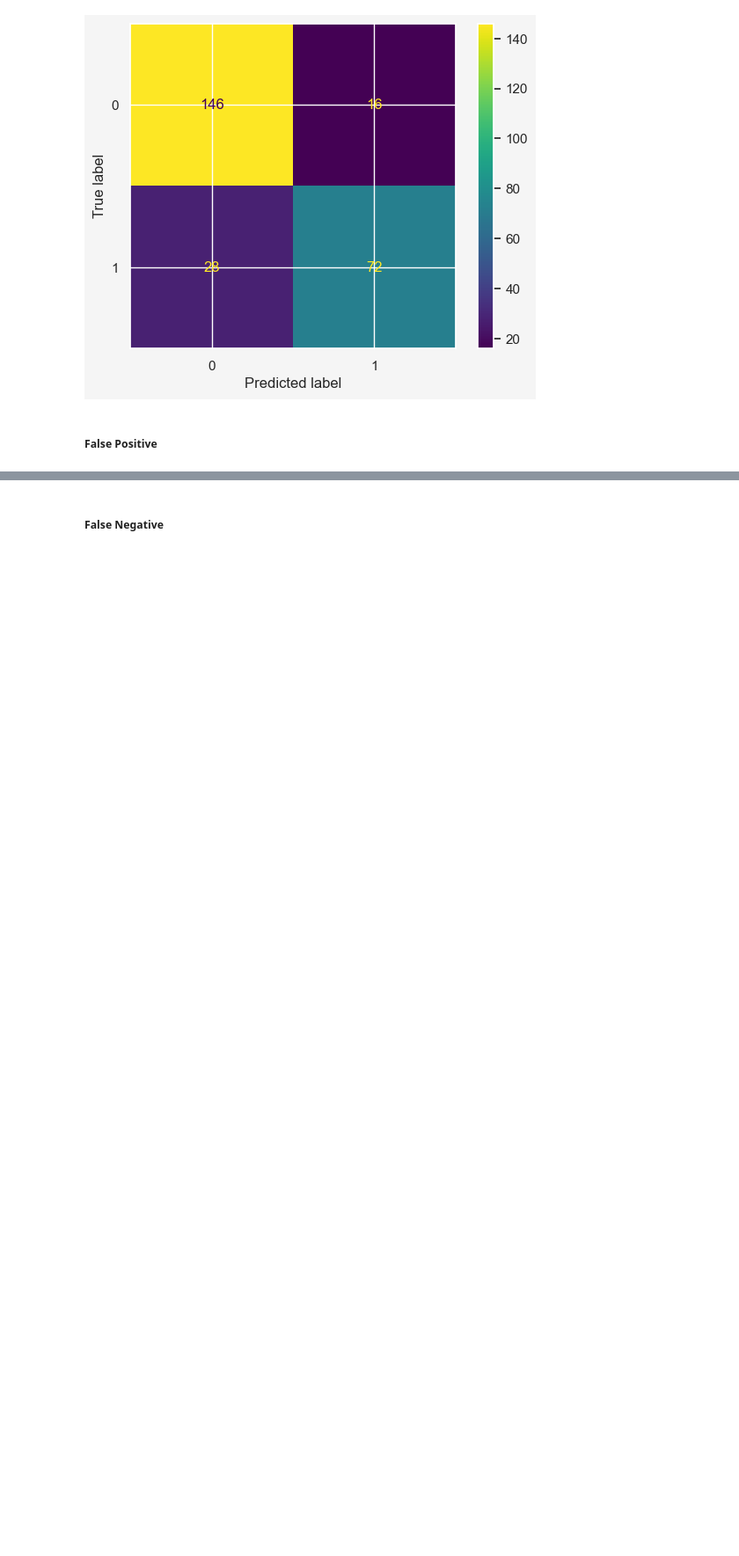
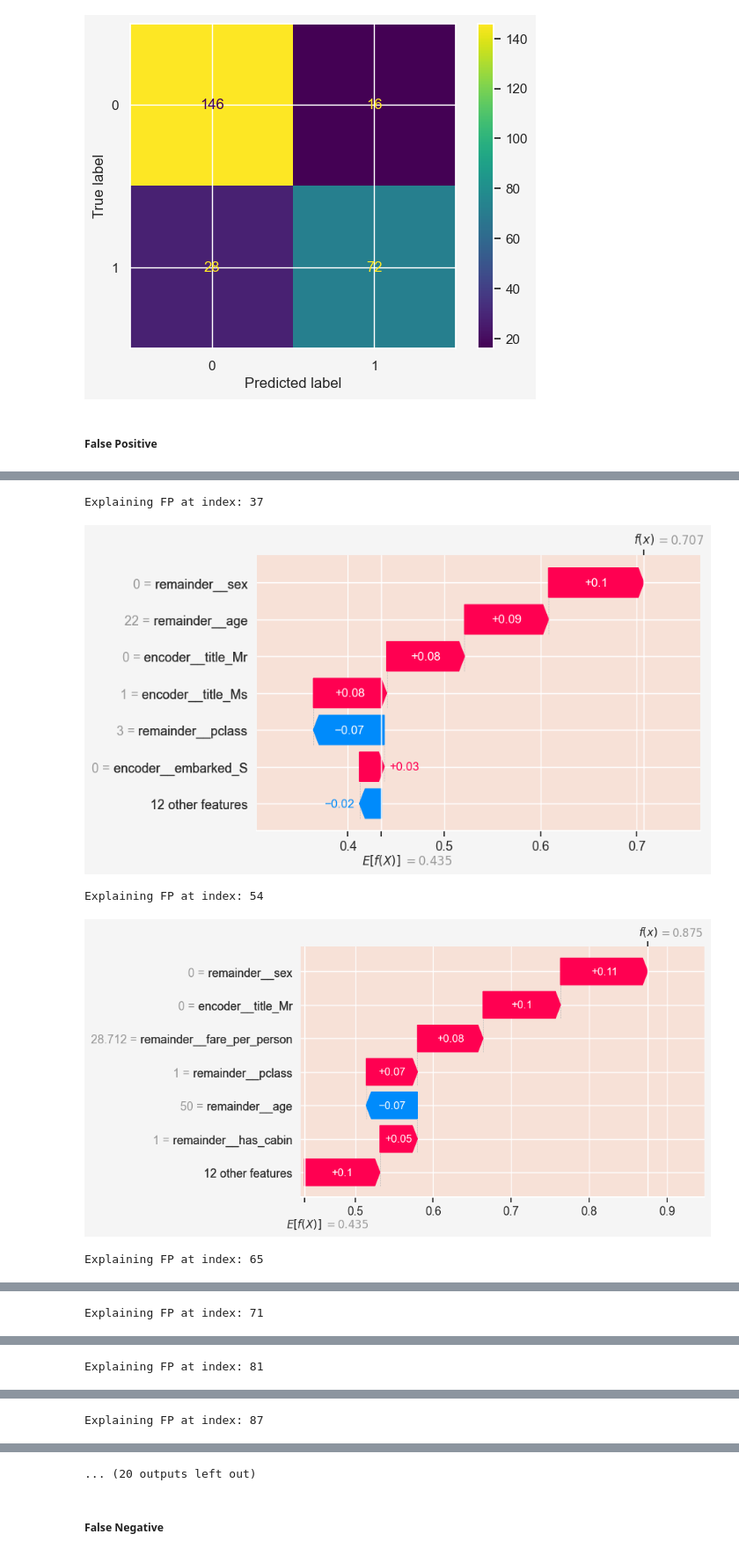
Before and after one commit to rbennum/titanic-survival, a Jupyter notebook: notebooks/full_dataset.ipynb, the cells around one changed output, grey strips where cells are left out. Shown at 88% size. Cells and saved outputs as stored; diff of their text form; code cells hidden in the pictures; blank space fills up the shorter version.

```diff
--- a/notebooks/full_dataset.ipynb
+++ b/notebooks/full_dataset.ipynb
@@ -916,6 +915,14 @@ shap_values = explainer(X_test_processed)
 # %%
-# fp_indices = [X_test_processed.index.get_loc(idx) for idx in df_fp.index]
+explainer = shap.TreeExplainer(best_rf, X_train_processed)
+shap_values = explainer(X_test_processed)
+fp_indices = [X_test_processed.index.get_loc(idx) for idx in df_fp.index]
 
-# for i in fp_indices:
-#     print(f'Explaining FP at index: {i}')
-#     shap.plots.waterfall(shap_values[i, :, 1], max_display=7)
+for i in fp_indices:
+    print(f'Explaining FP at index: {i}')
+    shap.plots.waterfall(shap_values[i, :, 1], max_display=7)
+# %% [output]
+Explaining FP at index: 37
+[figure, added]
+Explaining FP at index: 54
+[figure, added]
+Explaining FP at index: 65
@@ -921,0 +930 @@ shap_values = explainer(X_test_processed)
+Explaining FP at index: 71
@@ -921,0 +932 @@ shap_values = explainer(X_test_processed)
+Explaining FP at index: 81
@@ -921,0 +934 @@ shap_values = explainer(X_test_processed)
+Explaining FP at index: 87
@@ -922,3 +936,4 @@ shap_values = explainer(X_test_processed)
+... (20 outputs left out)
 # %% [markdown]
 ##### False Negative
 # %%
```
Also changed, not shown: parts of 25 cells of this notebook.
